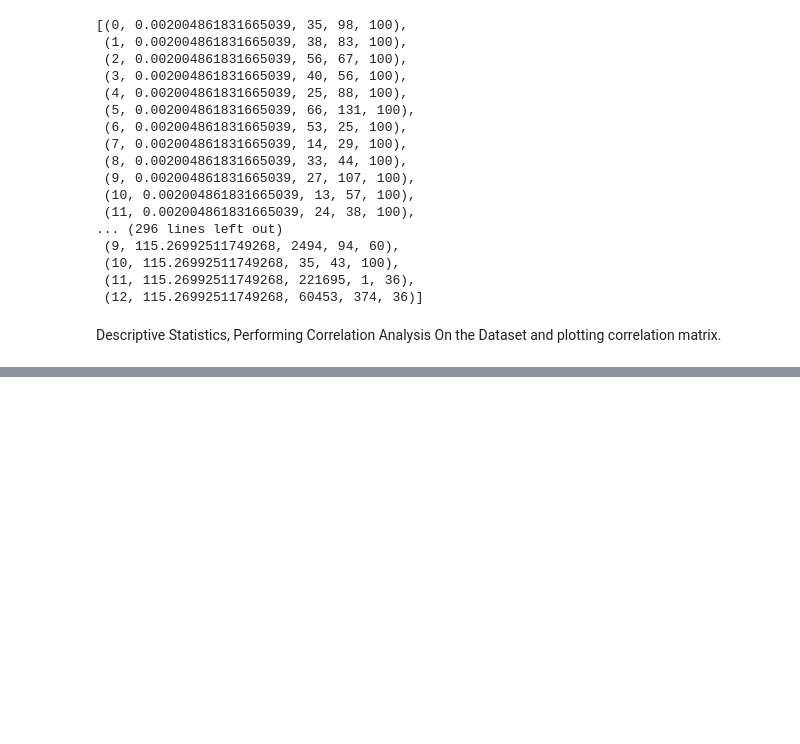
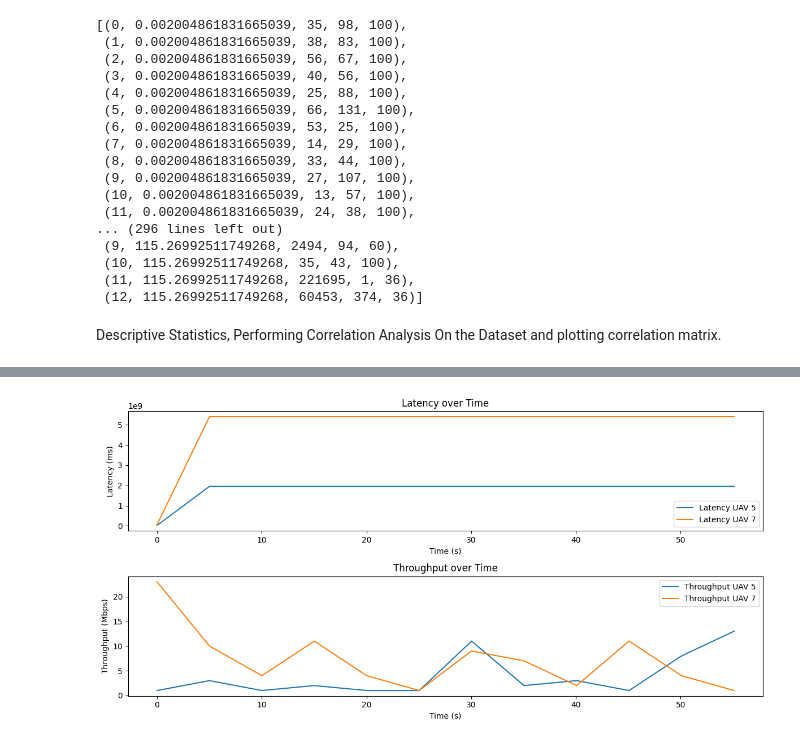
Before and after one commit to Solumba/UAV-Network-Monitoring-System, a Jupyter notebook: Uav_Swarm_Model copy.ipynb, the cells around one changed output, grey strips where cells are left out. Cells and saved outputs as stored; diff of their text form; code cells hidden in the pictures; blank space fills up the shorter version.

```diff
--- a/Uav_Swarm_Model copy.ipynb
+++ b/Uav_Swarm_Model copy.ipynb
@@ -688,0 +695,44 @@ plt.show()
+# %%
+def plot_network_metrics_from_csv(file_path):
+    # Load data from CSV
+    df = pd.read_csv(file_path)
+
+    # Filter data for specific nodes
+    node_5_df = df[df['Node'] == 5]
+    node_7_df = df[df['Node'] == 7]
+
+    # Extract times, latencies, and throughputs
+    times_5 = node_5_df['Time']
+    latencies_5 = node_5_df['Latency']
+    throughputs_5 = node_5_df['Throughput']
+
+    times_7 = node_7_df['Time']
+    latencies_7 = node_7_df['Latency']
+    throughputs_7 = node_7_df['Throughput']
+
+    plt.figure(figsize=(12, 6))
+
+    plt.subplot(2, 1, 1)
+    plt.plot(times_5, latencies_5, label='Latency UAV 5')
+    plt.plot(times_7, latencies_7, label='Latency UAV 7')
+    plt.title('Latency over Time')
+    plt.xlabel('Time (s)')
+    plt.ylabel('Latency (ms)')
+    plt.legend()
+
+    plt.subplot(2, 1, 2)
+    plt.plot(times_5, throughputs_5, label='Throughput UAV 5')
+    plt.plot(times_7, throughputs_7, label='Throughput UAV 7')
+    plt.title('Throughput over Time')
+    plt.xlabel('Time (s)')
+    plt.ylabel('Throughput (Mbps)')
+    plt.legend()
+
+    plt.tight_layout()
+    plt.show()
+
+# Example usage:
+file_path = 'simulation_results\ddos_simulation_20240423_012712.csv'
+plot_network_metrics_from_csv(file_path)
+# %% [output]
+[figure, added]
```
Also changed, not shown: parts of 5 cells of this notebook, 4 other files.
